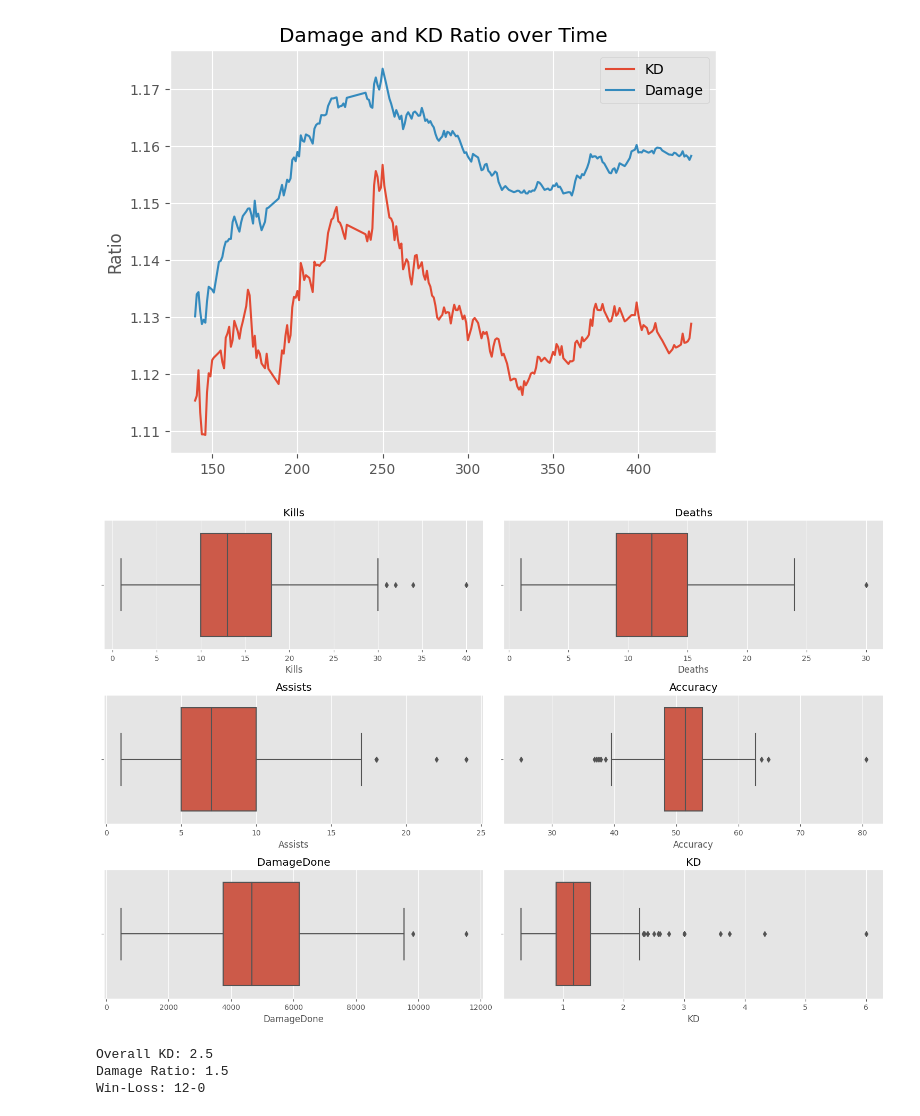
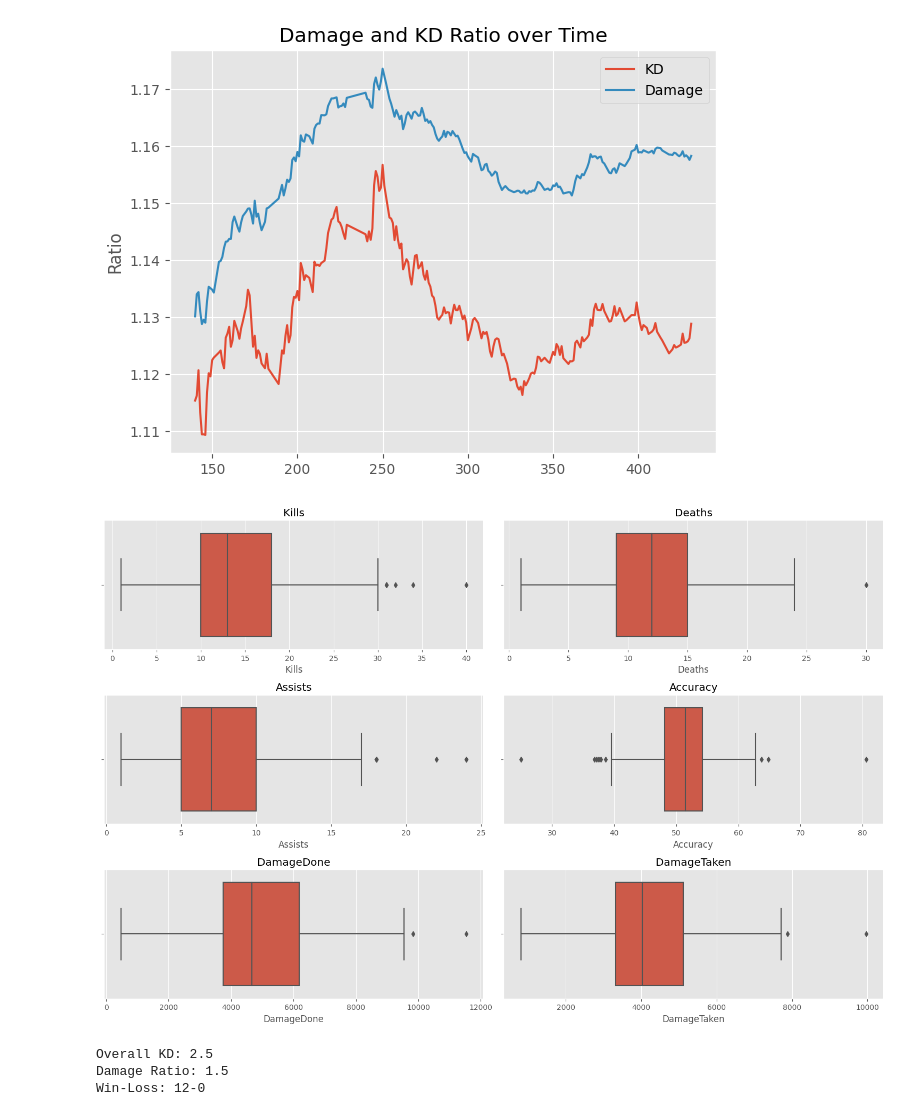
Before and after one commit to palmerac/Halo, a Jupyter notebook: halo.ipynb, the cells around one changed output. Cells and saved outputs as stored; diff of their text form; code cells hidden in the pictures.

```diff
--- a/halo.ipynb
+++ b/halo.ipynb
@@ -111,24 +111,25 @@ plt.show()
 # %%
 import seaborn as sns
 import matplotlib.pyplot as plt
-columns = ['Kills', 'Deaths', 'Assists', 'Accuracy', 'DamageDone', 'KD']
+columns = ['Kills', 'Deaths', 'Assists', 'Accuracy', 'DamageDone', 'DamageTaken']
 
 # Create subplots
 fig, axes = plt.subplots(nrows=3, ncols=2, figsize=(15, 10))
 
 # Flatten the axes for easier iteration
 axes = axes.flatten()
 
 # Plot each column in a separate boxplot
 for i, column in enumerate(columns):
     sns.boxplot(x=dfr[column], ax=axes[i])
     axes[i].set_title(column)
 
 # Adjust layout
 plt.tight_layout()
+plt.savefig('Boxplots.png', dpi=500)
 plt.show()
 # %% [output]
-[figure, old version]
+[figure, new version]
 # %%
 over = 5
 
```
Also changed, not shown: parts of 1 cell of this notebook, 1 other file.
